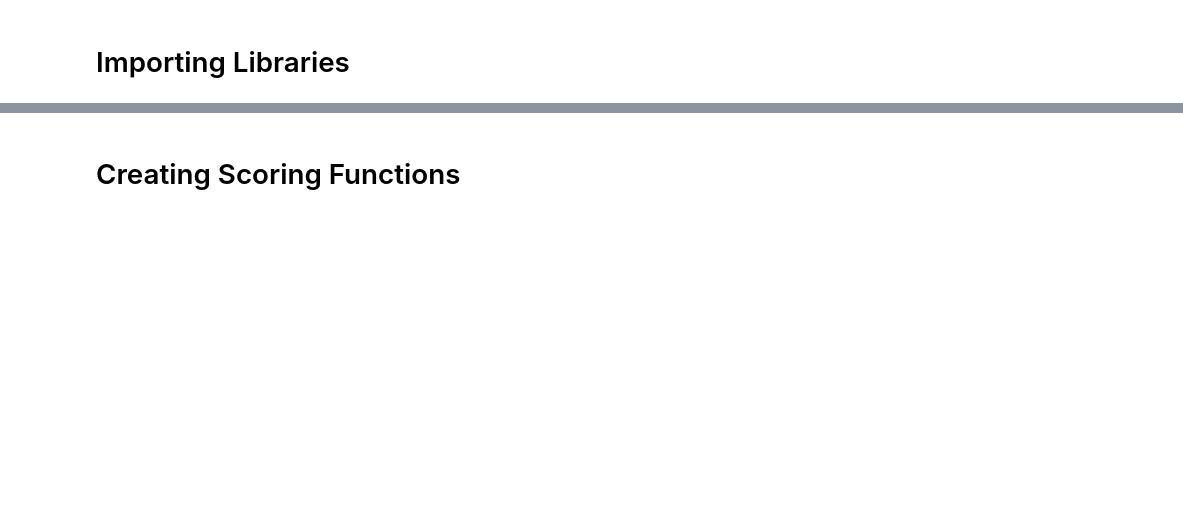
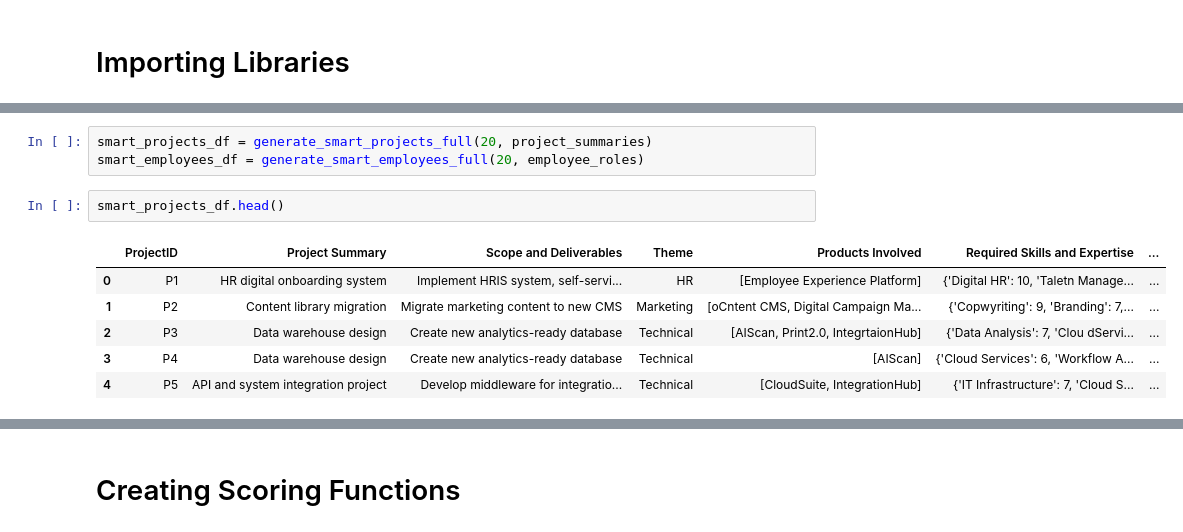
Before and after one commit to joiya-saad/Capstone-Project, a Jupyter notebook: Capstone Project.ipynb, the cells around one changed output, grey strips where cells are left out. Cells and saved outputs as stored; diff of their text form; blank space fills up the shorter version.

```diff
--- a/Capstone Project.ipynb
+++ b/Capstone Project.ipynb
@@ -98,0 +201,12 @@ employees_df.head()
+# %%
+smart_projects_df = generate_smart_projects_full(20, project_summaries)
+smart_employees_df = generate_smart_employees_full(20, employee_roles)
+# %%
+smart_projects_df.head()
+# %% [output]
+|  | ProjectID | Project Summary | Scope and Deliverables | Theme | Products Involved | Required Skills and Expertise | ... |
+| 0 | P1 | HR digital onboarding system | Implement HRIS system, self-servi... | HR | [Employee Experience Platform] | {'Digital HR': 10, 'Taletn Manage... | ... |
+| 1 | P2 | Content library migration | Migrate marketing content to new CMS | Marketing | [oCntent CMS, Digital Campaign Ma... | {'Copwyriting': 9, 'Branding': 7,... | ... |
+| 2 | P3 | Data warehouse design | Create new analytics-ready database | Technical | [AIScan, Print2.0, IntegrtaionHub] | {'Data Analysis': 7, 'Clou dServi... | ... |
+| 3 | P4 | Data warehouse design | Create new analytics-ready database | Technical | [AIScan] | {'Cloud Services': 6, 'Workflow A... | ... |
+| 4 | P5 | API and system integration project | Develop middleware for integratio... | Technical | [CloudSuite, IntegrationHub] | {'IT Infrastructure': 7, 'Cloud S... | ... |
```
Also changed, not shown: parts of 40 cells of this notebook, 1 other file.
